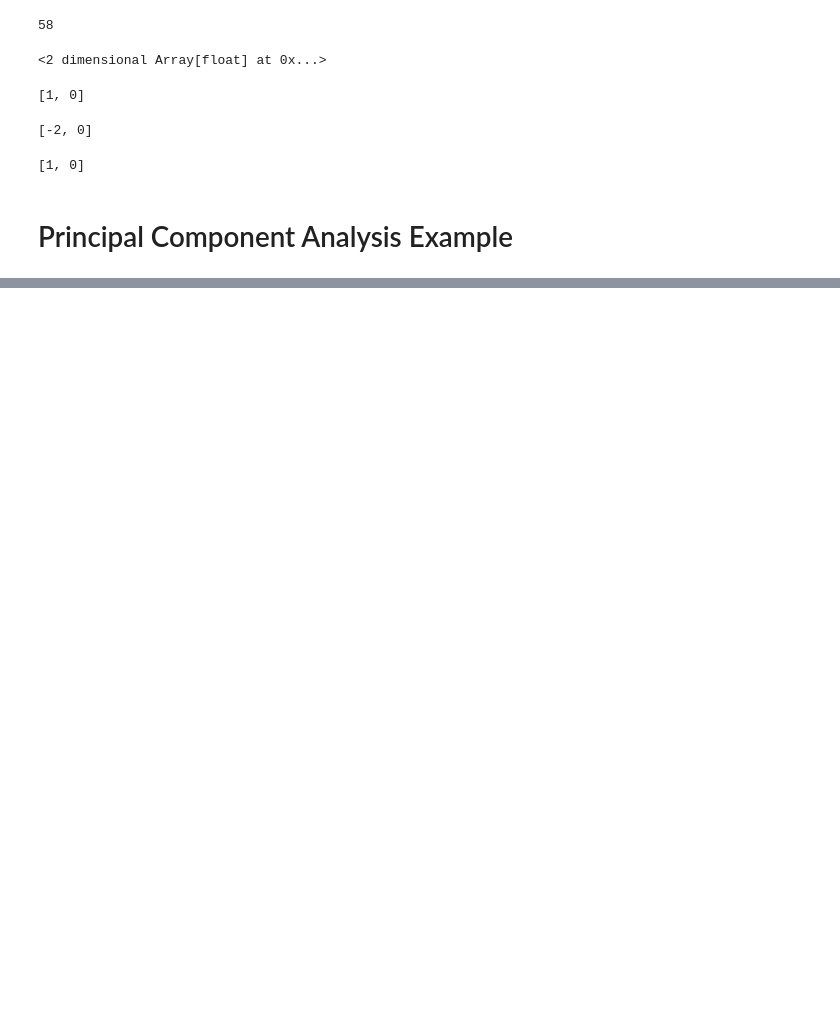
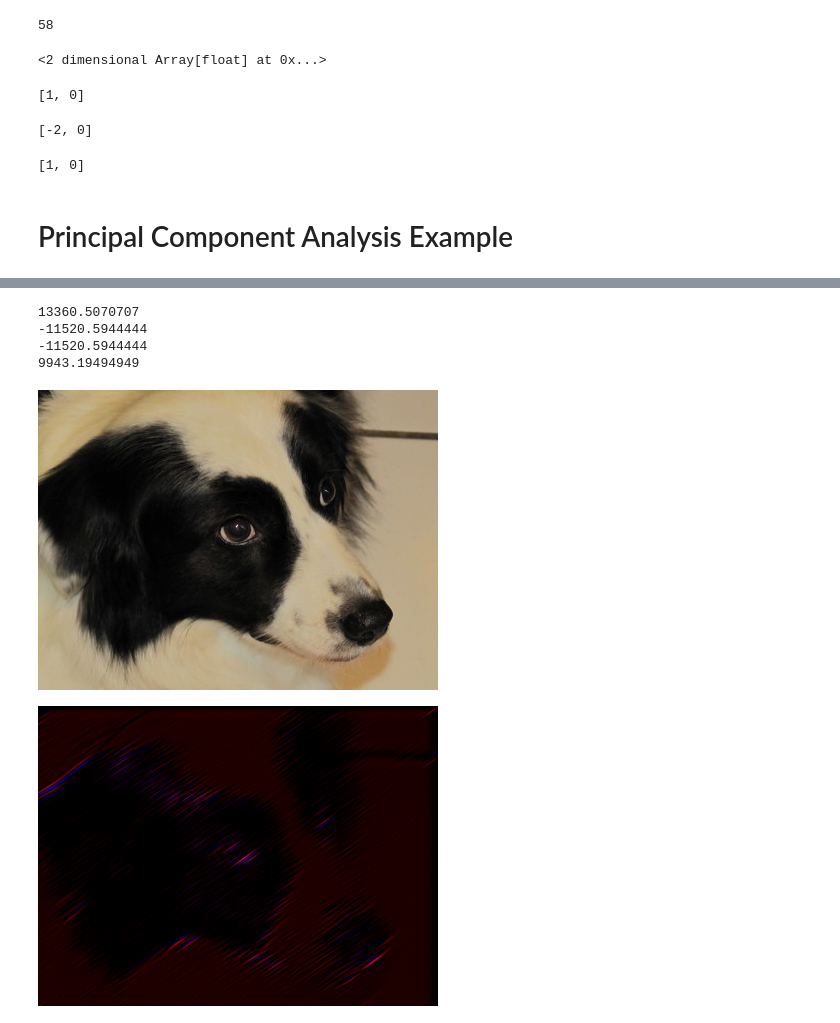
Before and after one commit to jarulsamy/calicolrc, a Jupyter notebook: notebooks/Python/Accord.ipynb, the cells around one changed output, grey strips where cells are left out. Drawn from its saved outputs; the diff is of its cells as text; code cells hidden in the pictures; blank space fills up the shorter version.

Commit message:
Added some image filtering to Accord/AForge notebook.

```diff
--- a/notebooks/Python/Accord.ipynb
+++ b/notebooks/Python/Accord.ipynb
@@ -118,0 +122,26 @@ get()
+# %%
+for v in analysis.CovarianceMatrix:
+        print(v)
+# %% [output]
+13360.5070707
+-11520.5944444
+-11520.5944444
+9943.19494949
+# %%
+from Accord.Imaging.Filters import GaborFilter
+from Graphics import *
+
+clr.AddReference("System.Drawing")
+from System.Drawing import Bitmap
+
+image = Bitmap("lucysmall.jpg")
+calico.display(Picture(image))
+# Create a new Gabor filter
+filter = GaborFilter()
+
+# Apply the filter
+output = filter.Apply(image)
+calico.display(Picture(output))
+# %% [output]
+[figure, added]
+[figure, added]
```
Also changed, not shown: parts of 7 cells of this notebook.
